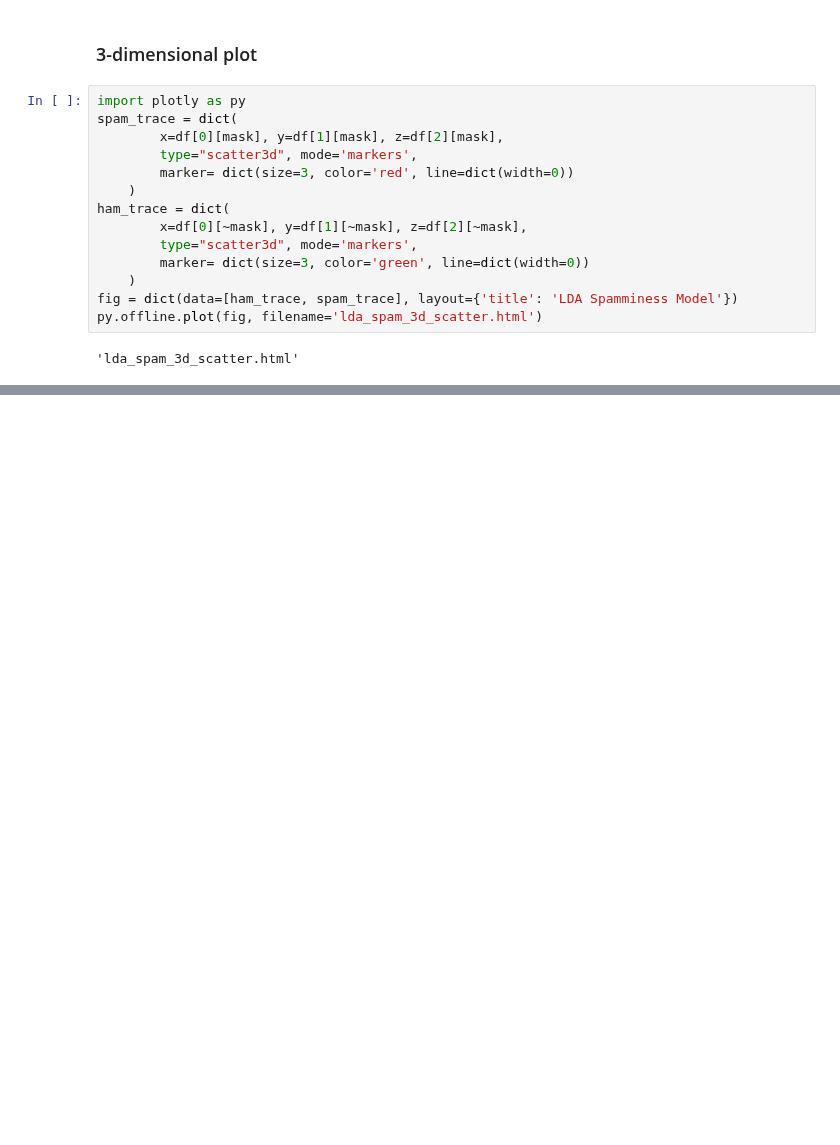
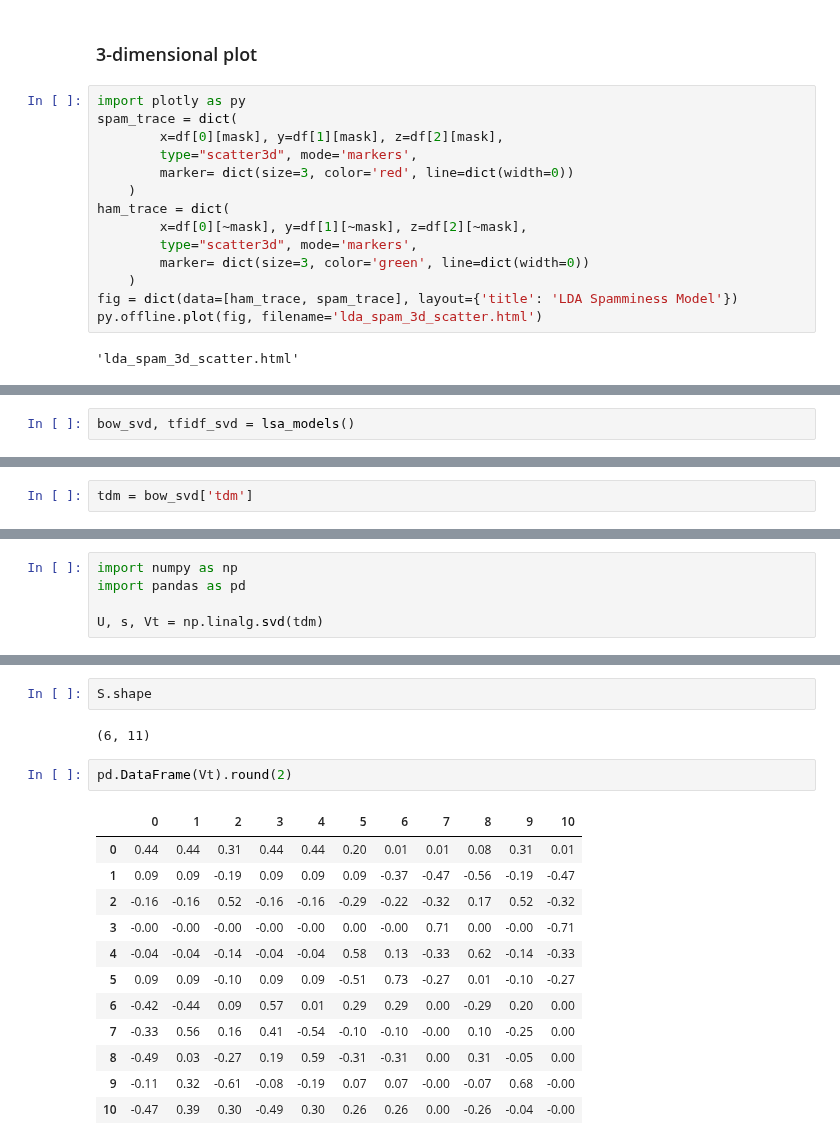
Before and after one commit to YeabinMoonEcon/BUS211, a Jupyter notebook: BUS243_NLP/homework_brainstorming/chapter4_code.ipynb, the cells around one changed output, grey strips where cells are left out. Drawn from its saved outputs; the diff is of its cells as text; blank space fills up the shorter version.

```diff
--- a/BUS243_NLP/homework_brainstorming/chapter4_code.ipynb
+++ b/BUS243_NLP/homework_brainstorming/chapter4_code.ipynb
@@ -161,0 +169,2 @@ py.offline.plot(fig, filename='lda_spam_3d_scatter.html')
+# %%
+bow_svd, tfidf_svd = lsa_models()
@@ -161,0 +186,2 @@ py.offline.plot(fig, filename='lda_spam_3d_scatter.html')
+# %%
+tdm = bow_svd['tdm']
@@ -161,0 +198,5 @@ py.offline.plot(fig, filename='lda_spam_3d_scatter.html')
+# %%
+import numpy as np
+import pandas as pd
+
+U, s, Vt = np.linalg.svd(tdm)
@@ -161,0 +263,19 @@ py.offline.plot(fig, filename='lda_spam_3d_scatter.html')
+# %%
+S.shape
+# %% [output]
+(6, 11)
+# %%
+pd.DataFrame(Vt).round(2)
+# %% [output]
+|  | 0 | 1 | 2 | 3 | 4 | 5 | 6 | 7 | 8 | 9 | 10 |
+| 0 | 0.44 | 0.44 | 0.31 | 0.44 | 0.44 | 0.20 | 0.01 | 0.01 | 0.08 | 0.31 | 0.01 |
+| 1 | 0.09 | 0.09 | -0.19 | 0.09 | 0.09 | 0.09 | -0.37 | -0.47 | -0.56 | -0.19 | -0.47 |
+| 2 | -0.16 | -0.16 | 0.52 | -0.16 | -0.16 | -0.29 | -0.22 | -0.32 | 0.17 | 0.52 | -0.32 |
+| 3 | -0.00 | -0.00 | -0.00 | -0.00 | -0.00 | 0.00 | -0.00 | 0.71 | 0.00 | -0.00 | -0.71 |
+| 4 | -0.04 | -0.04 | -0.14 | -0.04 | -0.04 | 0.58 | 0.13 | -0.33 | 0.62 | -0.14 | -0.33 |
+| 5 | 0.09 | 0.09 | -0.10 | 0.09 | 0.09 | -0.51 | 0.73 | -0.27 | 0.01 | -0.10 | -0.27 |
+| 6 | -0.42 | -0.44 | 0.09 | 0.57 | 0.01 | 0.29 | 0.29 | 0.00 | -0.29 | 0.20 | 0.00 |
+| 7 | -0.33 | 0.56 | 0.16 | 0.41 | -0.54 | -0.10 | -0.10 | -0.00 | 0.10 | -0.25 | 0.00 |
+| 8 | -0.49 | 0.03 | -0.27 | 0.19 | 0.59 | -0.31 | -0.31 | 0.00 | 0.31 | -0.05 | 0.00 |
+| 9 | -0.11 | 0.32 | -0.61 | -0.08 | -0.19 | 0.07 | 0.07 | -0.00 | -0.07 | 0.68 | -0.00 |
+| 10 | -0.47 | 0.39 | 0.30 | -0.49 | 0.30 | 0.26 | 0.26 | 0.00 | -0.26 | -0.04 | -0.00 |
```
Also changed, not shown: parts of 45 cells of this notebook, 1 other file.
